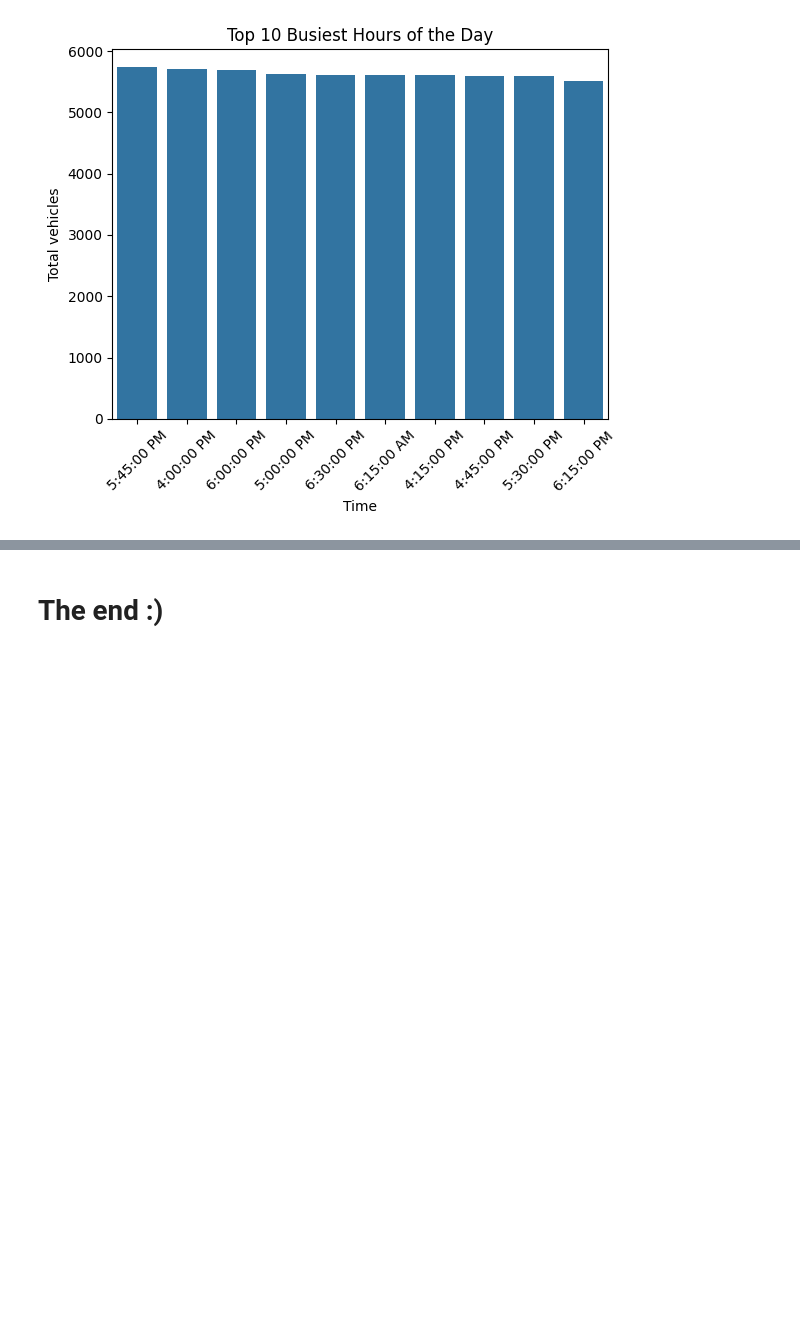
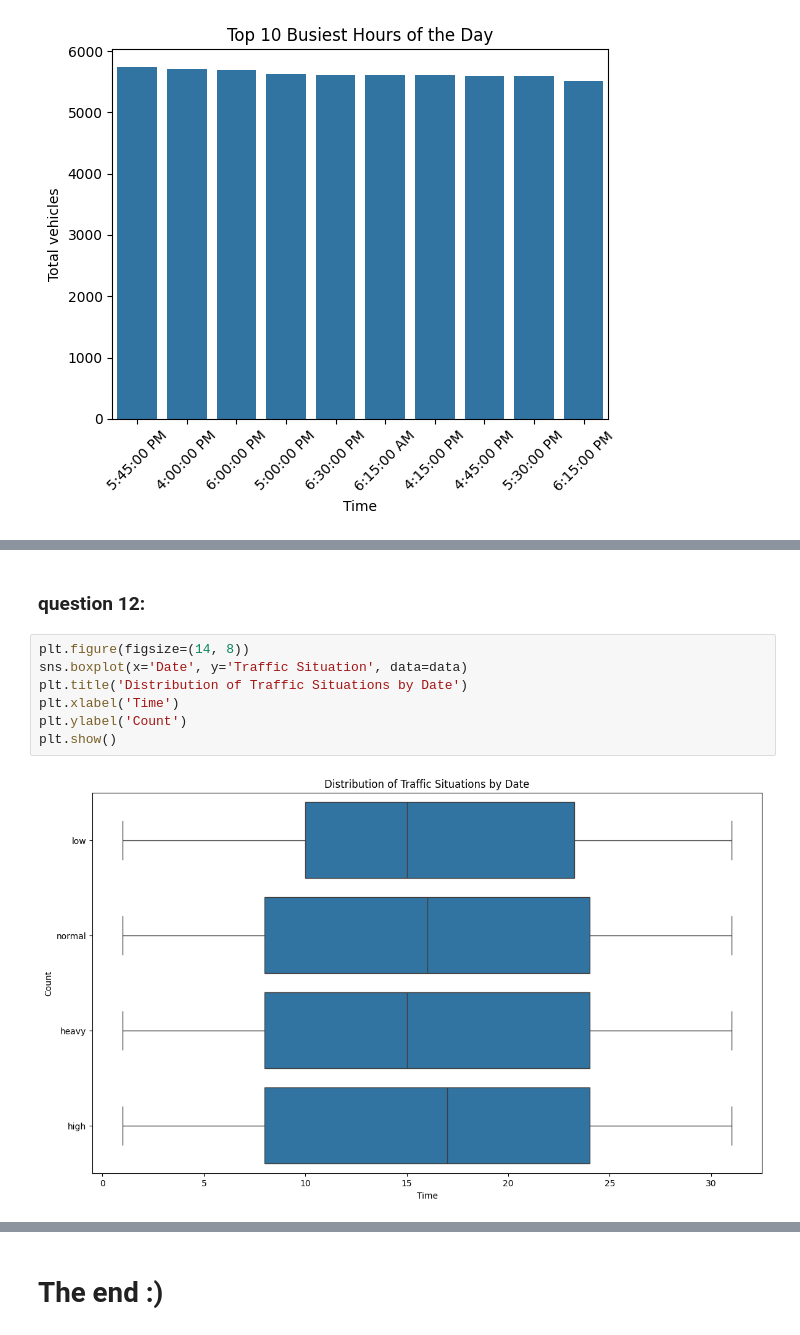
Before and after one commit to Mkaljermy/traffic-assim, a Jupyter notebook: ass1.ipynb, the cells around one changed output, grey strips where cells are left out. Saved outputs shown, nothing was run; the diff lists cells and outputs as text; blank space fills up the shorter version.

```diff
--- a/ass1.ipynb
+++ b/ass1.ipynb
@@ -142,0 +158,11 @@ plt.show()
+# %% [markdown]
+### question 12:
+# %%
+plt.figure(figsize=(14, 8))
+sns.boxplot(x='Date', y='Traffic Situation', data=data)
+plt.title('Distribution of Traffic Situations by Date')
+plt.xlabel('Time')
+plt.ylabel('Count')
+plt.show()
+# %% [output]
+[figure, added]
```
Also changed, not shown: parts of 10 cells of this notebook.
